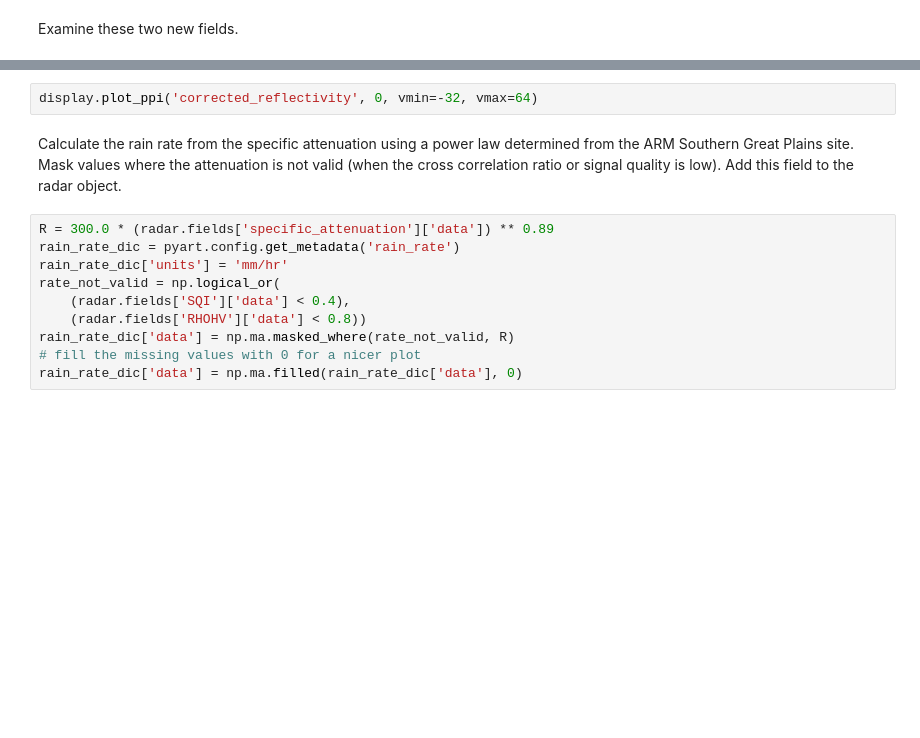
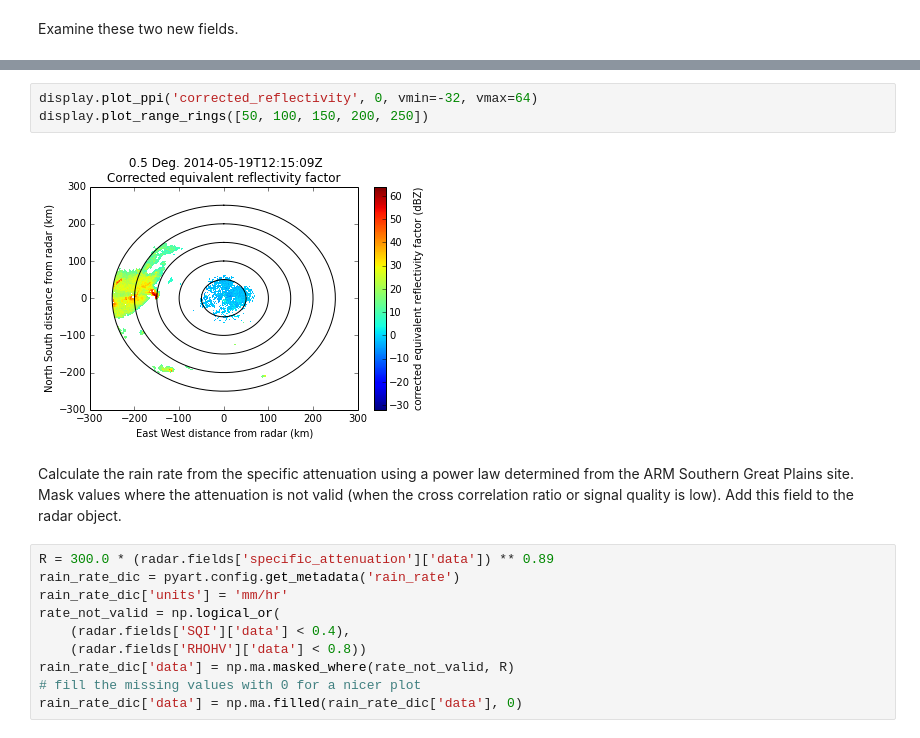
Before and after one commit to jjhelmus/pyart2baltrad, a Jupyter notebook: baltrad_pyart_rain_rate_example.ipynb, the cells around one changed output, grey strips where cells are left out. Drawn from its saved outputs; the diff is of its cells as text; blank space fills up the shorter version.

```diff
--- a/baltrad_pyart_rain_rate_example.ipynb
+++ b/baltrad_pyart_rain_rate_example.ipynb
@@ -58,5 +66,8 @@ display.plot_range_rings([50, 100, 150, 200, 250])
 # %%
 display.plot_ppi('corrected_reflectivity', 0, vmin=-32, vmax=64)
+display.plot_range_rings([50, 100, 150, 200, 250])
+# %% [output]
+[figure, added]
 # %% [markdown]
 Calculate the rain rate from the specific attenuation using a power law determined from the ARM Southern Great Plains site.  Mask values where the attenuation is not valid (when the cross correlation ratio or signal quality is low). Add this field to the radar object.
 # %%
```
Also changed, not shown: parts of 14 cells of this notebook, 1 other file.
